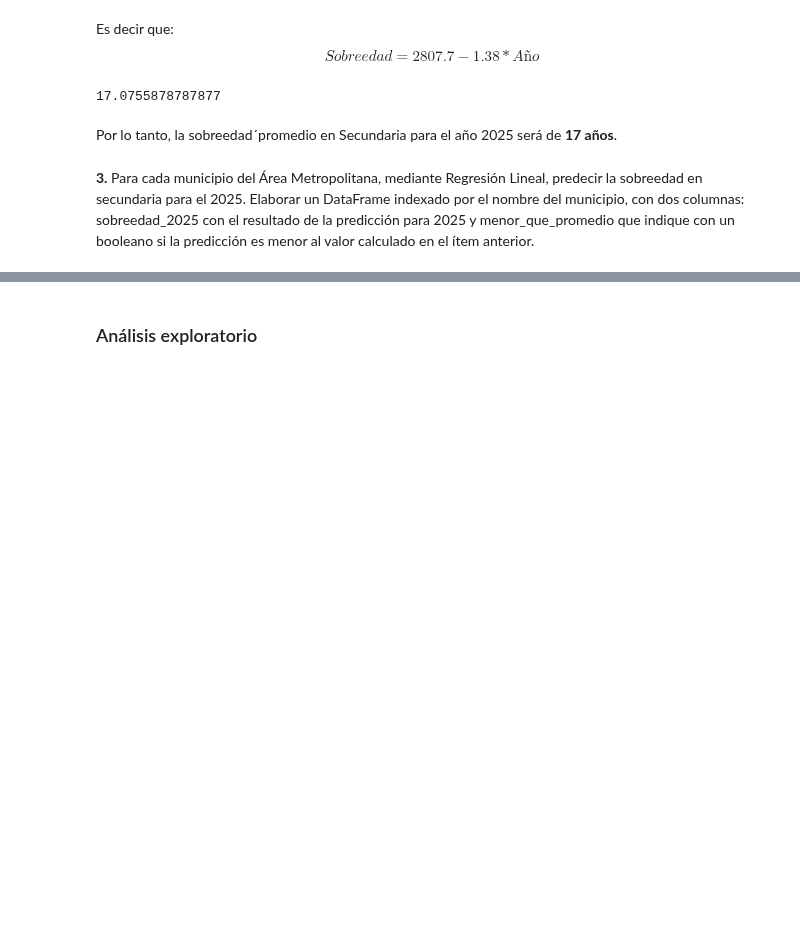
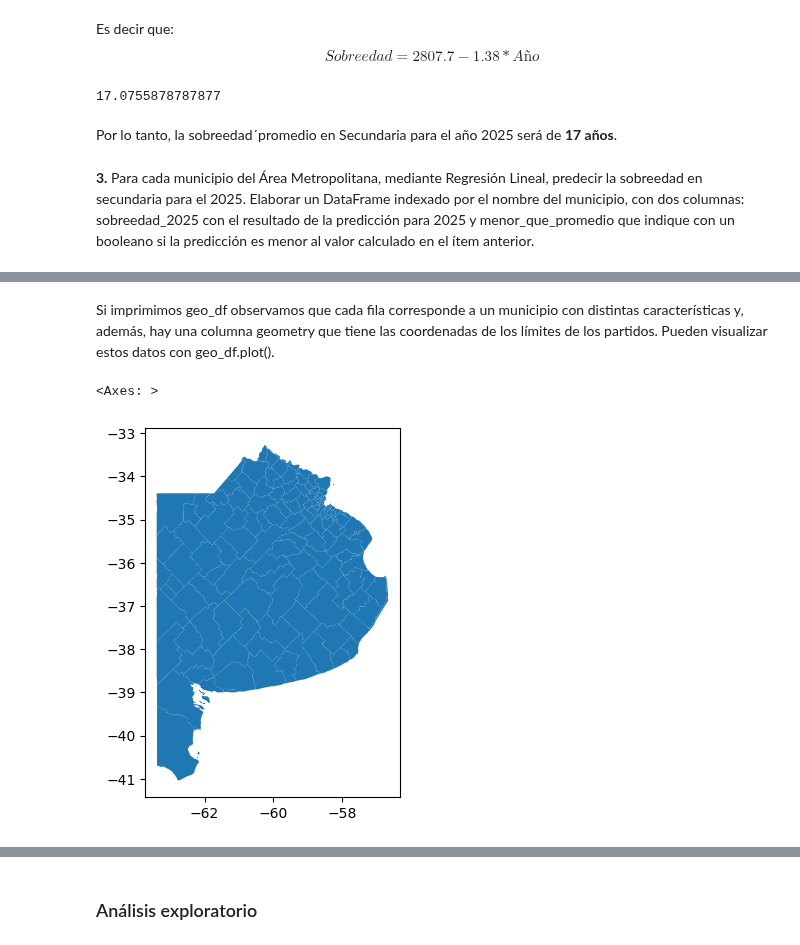
Before and after one commit to rodricoppa/TP1-LDD, a Jupyter notebook: TP_1.ipynb, the cells around one changed output, grey strips where cells are left out. Cells and saved outputs as stored; diff of their text form; code cells hidden in the pictures; blank space fills up the shorter version.

```diff
--- a/TP_1.ipynb
+++ b/TP_1.ipynb
@@ -362,3 +369,4 @@ area_metropolitana = ['Almirante Brown', 'Avellaneda', 'Berazategui', 'Berisso',
 # %%
-# Cargamos el archivo de datos
-geo_df = gpd.read_file('partidos.geojson')
+# Cargamos el archivo json cpn los datos
+df_geo = gpd.read_file('partidos.geojson')
+df_geo
@@ -365,3 +387,8 @@ geo_df = gpd.read_file('partidos.geojson')
+# %% [markdown]
+Si imprimimos geo_df observamos que cada fila corresponde a un municipio con distintas características y, además, hay una columna geometry que tiene las coordenadas de los límites de los partidos. Pueden visualizar estos datos con geo_df.plot().
 # %%
-# Visualizamos los partidos
-geo_df.plot()
+# Visualizamos los datos como Partidos
+df_geo.plot()
+# %% [output]
+<Axes: >
+[figure, added]
```
Also changed, not shown: parts of 36 cells of this notebook.
